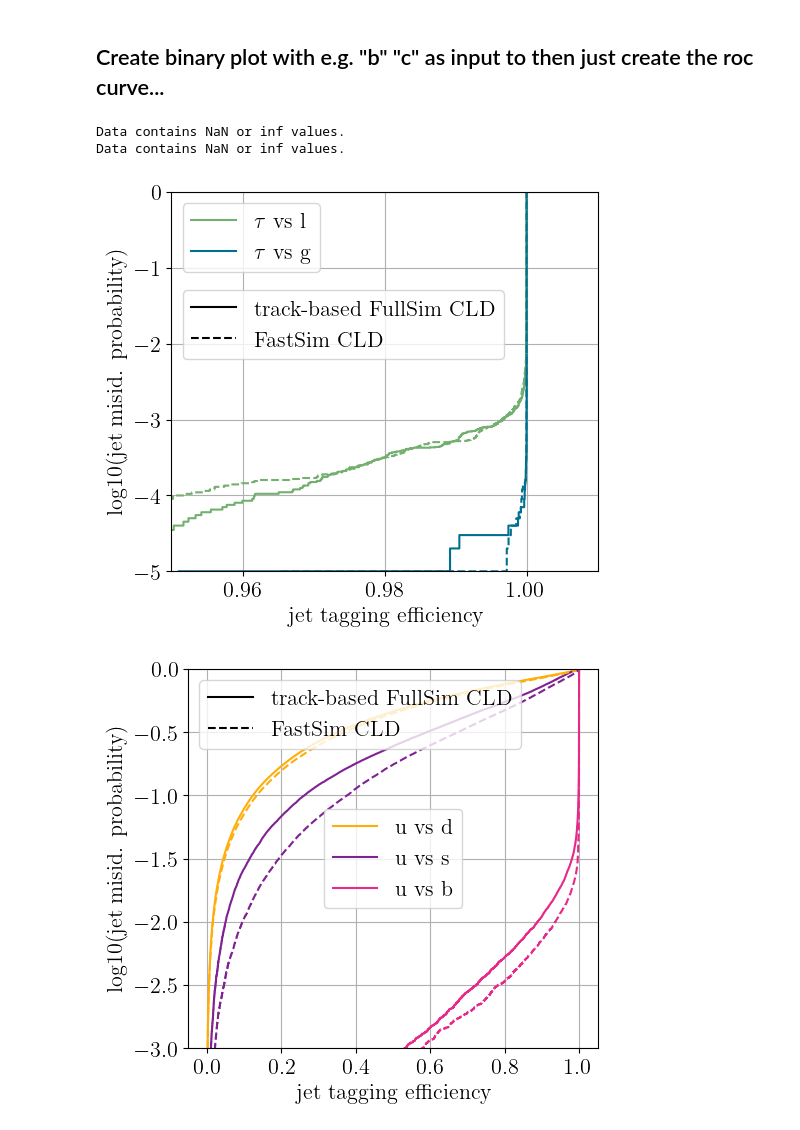
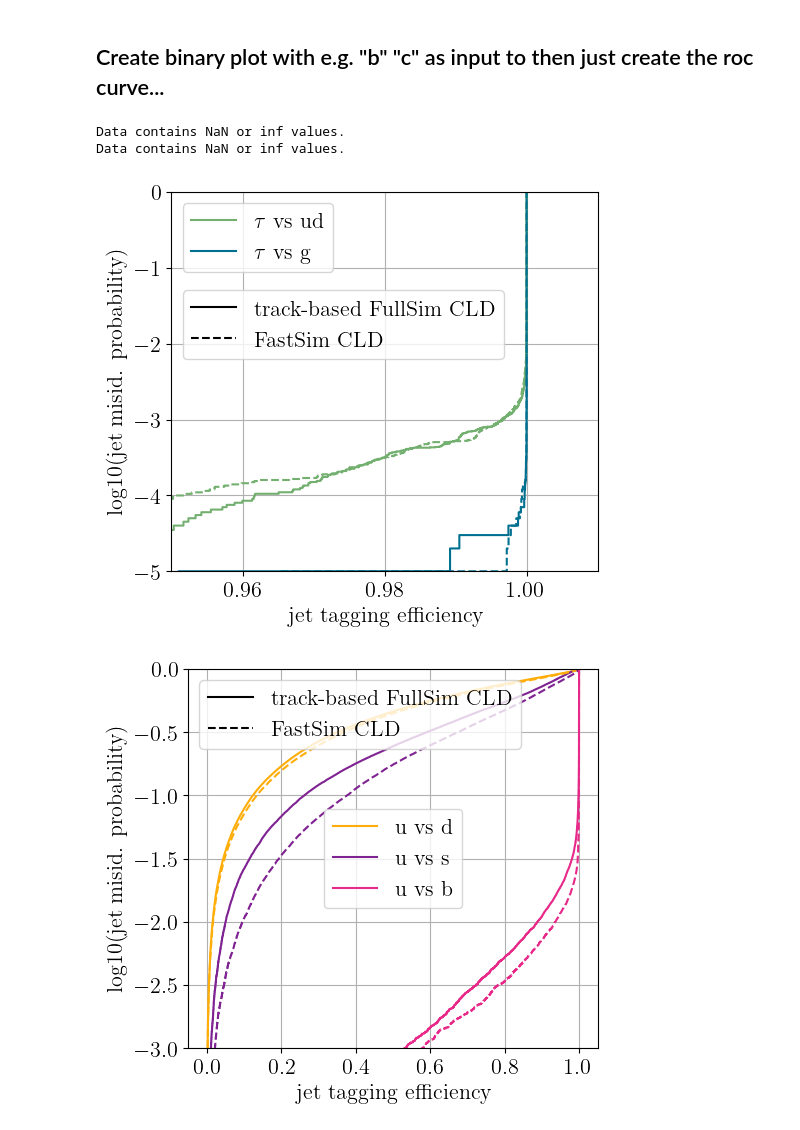
Before and after one commit to saracreates/TaggingResults, a Jupyter notebook: roc-curves.ipynb, the cells around one changed output. Cells and saved outputs as stored; diff of their text form; code cells hidden in the pictures.

Commit message:
update plots for FCC note

```diff
--- a/roc-curves.ipynb
+++ b/roc-curves.ipynb
@@ -855,12 +855,12 @@ data2 = load_data(path2)
 # %%
 save_status = False
 # %%
-list_q = [["tau", "l"], ["tau", "g"]]
+list_q = [["tau", "ud"], ["tau", "g"]]
 rocs("track-based FullSim CLD", "FastSim CLD", list_q, loc="center left", bb=(0, 0.65), save=save_status, name="roc-CLD-fast-vs-fulltc_tau")
 # %% [output]
 Data contains NaN or inf values.
 Data contains NaN or inf values.
-[figure, old version]
+[figure, new version]
 # %%
 list_q = [["u", "d"], ["u", "s"], ["u", "b"]]
 rocs("track-based FullSim CLD", "FastSim CLD", list_q, save=save_status, name="roc-CLD-fast-vs-fulltc_u")
```
Also changed, not shown: 4 other files.
